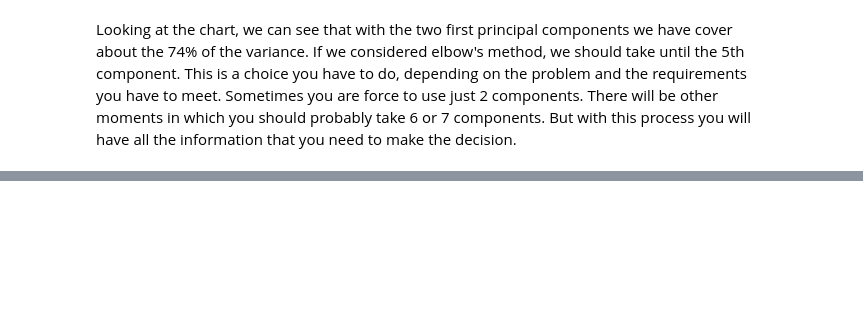
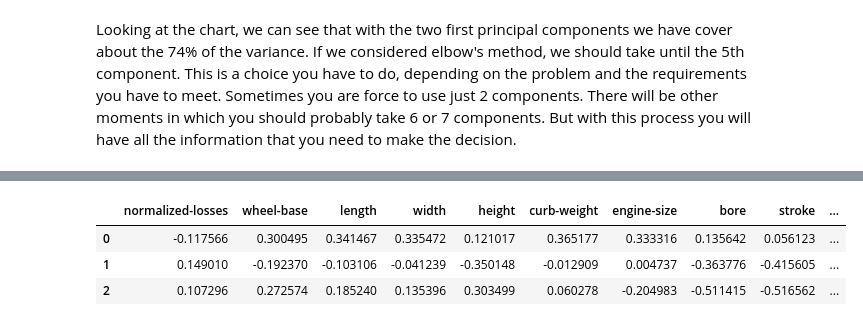
Before and after one commit to serrodcal-data-scientist/dataLab1, a Jupyter notebook: EDA.ipynb, the cells around one changed output, grey strips where cells are left out. Cells and saved outputs as stored; diff of their text form; code cells hidden in the pictures; blank space fills up the shorter version.

```diff
--- a/EDA.ipynb
+++ b/EDA.ipynb
@@ -225,0 +265,7 @@ If you don't like that way to proceed, there are many other methods to reduce th
+# %%
+pincipal_components_df.head(3)
+# %% [output]
+|  | normalized-losses | wheel-base | length | width | height | curb-weight | engine-size | bore | stroke | ... |
+| 0 | -0.117566 | 0.300495 | 0.341467 | 0.335472 | 0.121017 | 0.365177 | 0.333316 | 0.135642 | 0.056123 | ... |
+| 1 | 0.149010 | -0.192370 | -0.103106 | -0.041239 | -0.350148 | -0.012909 | 0.004737 | -0.363776 | -0.415605 | ... |
+| 2 | 0.107296 | 0.272574 | 0.185240 | 0.135396 | 0.303499 | 0.060278 | -0.204983 | -0.511415 | -0.516562 | ... |
```
Also changed, not shown: parts of 7 cells of this notebook.
